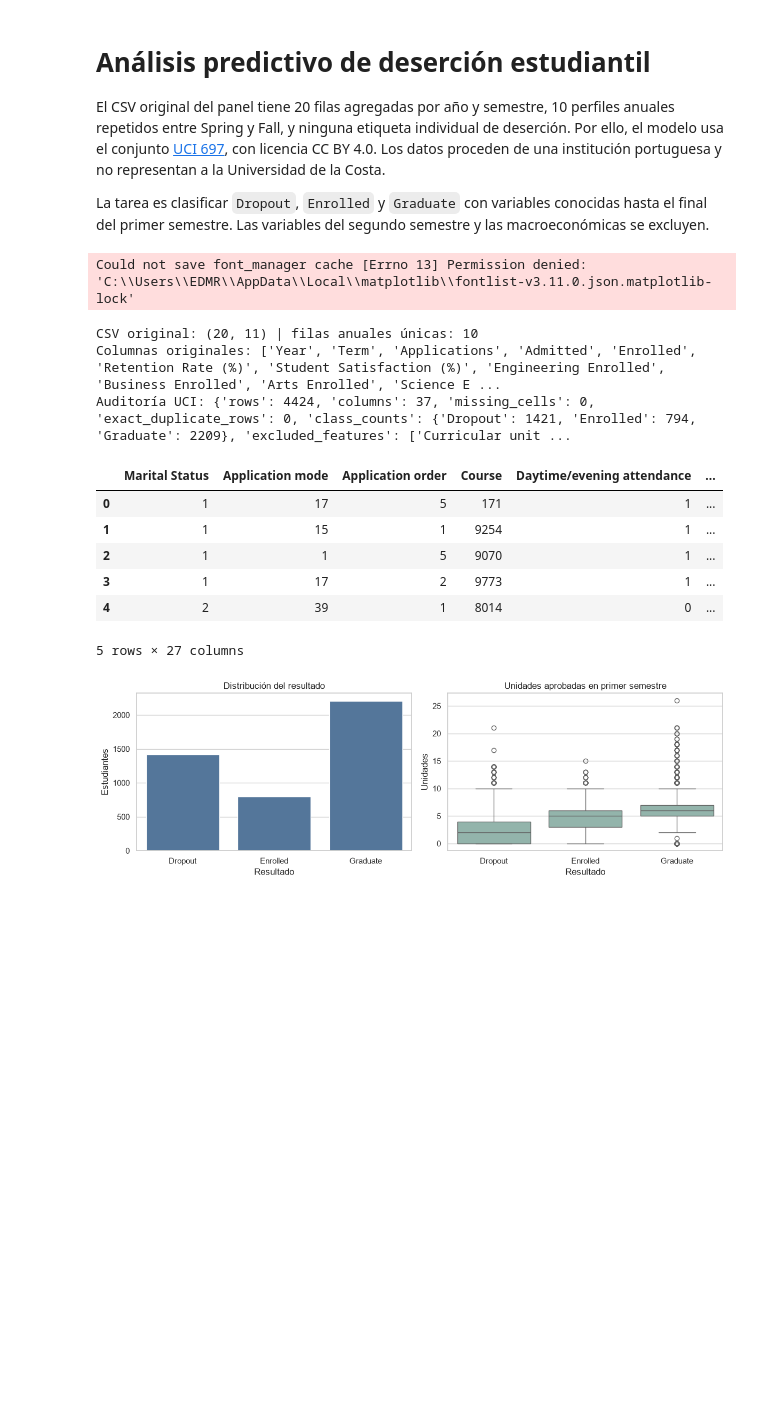
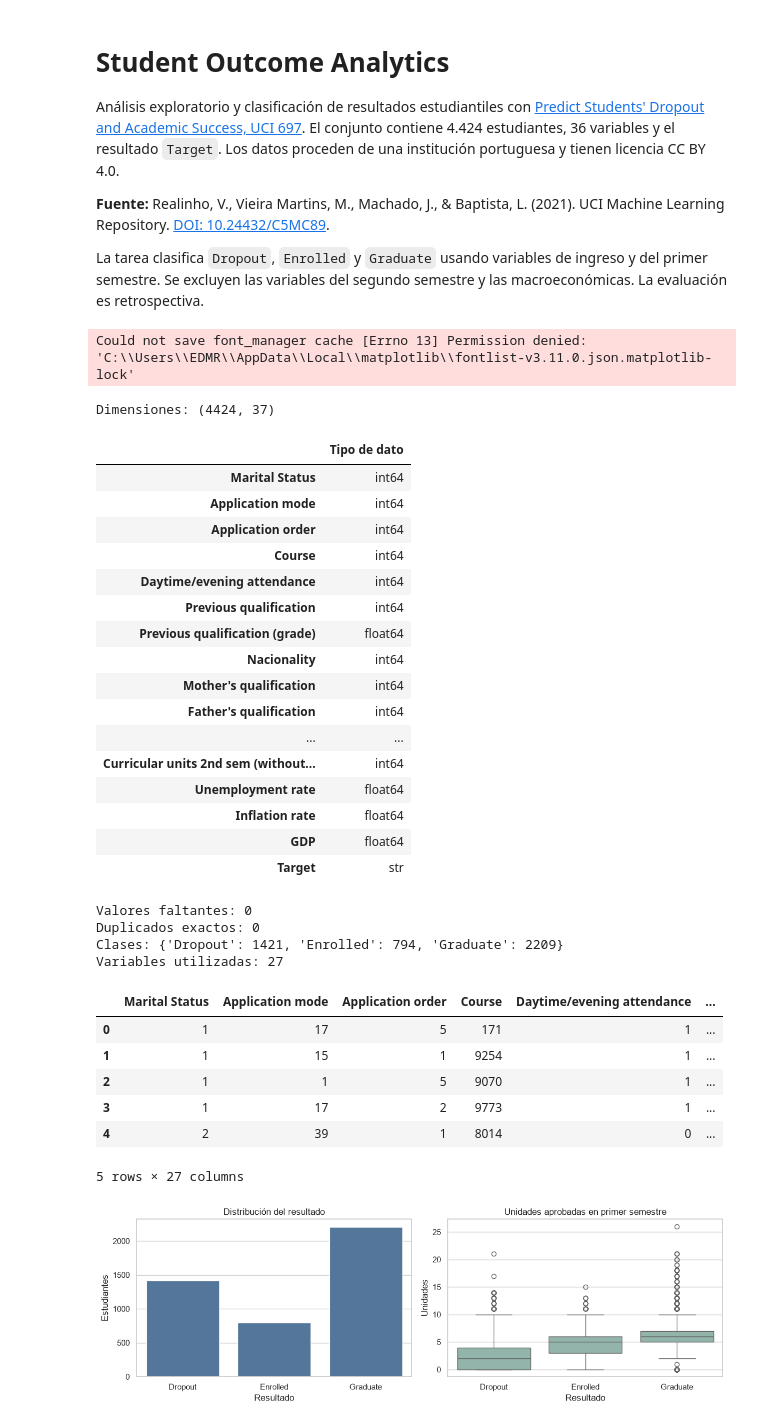
Before and after one commit to EstebanDMR/university-dashboard, a Jupyter notebook: student_dropout_analysis.ipynb, the cells around one changed output. Cells and saved outputs as stored; diff of their text form; code cells hidden in the pictures; blank space fills up the shorter version.

Commit message:
Focus project on student outcomes and remove coursework artifacts

```diff
--- a/student_dropout_analysis.ipynb
+++ b/student_dropout_analysis.ipynb
@@ -1,35 +1,64 @@
 # %% [markdown]
-# Análisis predictivo de deserción estudiantil
+# Student Outcome Analytics
 
-El CSV original del panel tiene 20 filas agregadas por año y semestre, 10 perfiles anuales repetidos entre Spring y Fall, y ninguna etiqueta individual de deserción. Por ello, el modelo usa el conjunto [UCI 697](https://archive.ics.uci.edu/dataset/697/predict+students+dropout+and+academic+success), con licencia CC BY 4.0. Los datos proceden de una institución portuguesa y no representan a la Universidad de la Costa.
+Análisis exploratorio y clasificación de resultados estudiantiles con
+[Predict Students' Dropout and Academic Success, UCI 697](https://archive.ics.uci.edu/dataset/697/predict+students+dropout+and+academic+success).
+El conjunto contiene 4.424 estudiantes, 36 variables y el resultado `Target`.
+Los datos proceden de una institución portuguesa y tienen licencia CC BY 4.0.
 
-La tarea es clasificar `Dropout`, `Enrolled` y `Graduate` con variables conocidas hasta el final del primer semestre. Las variables del segundo semestre y las macroeconómicas se excluyen.
+**Fuente:** Realinho, V., Vieira Martins, M., Machado, J., & Baptista, L. (2021).
+UCI Machine Learning Repository. [DOI: 10.24432/C5MC89](https://doi.org/10.24432/C5MC89).
+
+La tarea clasifica `Dropout`, `Enrolled` y `Graduate` usando variables de ingreso
+y del primer semestre. Se excluyen las variables del segundo semestre y las
+macroeconómicas. La evaluación es retrospectiva.
 # %%
-from pathlib import Path
 import matplotlib.pyplot as plt
 import pandas as pd
 import seaborn as sns
 from analysis.train_model import DATA_PATH, CLASSES, prepare_data, run_training
 
 sns.set_theme(style='whitegrid')
-original = pd.read_csv('university_student_data.csv')
-print('CSV original:', original.shape, '| filas anuales únicas:', original.drop(columns='Term').drop_duplicates().shape[0])
-print('Columnas originales:', original.columns.tolist())
+raw = pd.read_csv(DATA_PATH)
+print('Dimensiones:', raw.shape)
+display(raw.dtypes.rename('Tipo de dato').to_frame())
 features, target, audit = prepare_data(DATA_PATH)
-print('Auditoría UCI:', audit)
+print('Valores faltantes:', audit['missing_cells'])
+print('Duplicados exactos:', audit['exact_duplicate_rows'])
+print('Clases:', audit['class_counts'])
+print('Variables utilizadas:', len(audit['features_used']))
 display(features.head())
 # %% [output]
 Could not save font_manager cache [Errno 13] Permission denied: 'C:\\Users\\EDMR\\AppData\\Local\\matplotlib\\fontlist-v3.11.0.json.matplotlib-lock'
-CSV original: (20, 11) | filas anuales únicas: 10
-Columnas originales: ['Year', 'Term', 'Applications', 'Admitted', 'Enrolled', 'Retention Rate (%)', 'Student Satisfaction (%)', 'Engineering Enrolled', 'Business Enrolled', 'Arts Enrolled', 'Science E ...
-Auditoría UCI: {'rows': 4424, 'columns': 37, 'missing_cells': 0, 'exact_duplicate_rows': 0, 'class_counts': {'Dropout': 1421, 'Enrolled': 794, 'Graduate': 2209}, 'excluded_features': ['Curricular unit ...
+Dimensiones: (4424, 37)
-|  | Marital Status | Application mode | Application order | Course | Daytime/evening attendance | ... |
-| 0 | 1 | 17 | 5 | 171 | 1 | ... |
-| 1 | 1 | 15 | 1 | 9254 | 1 | ... |
-| 2 | 1 | 1 | 5 | 9070 | 1 | ... |
-| 3 | 1 | 17 | 2 | 9773 | 1 | ... |
-| 4 | 2 | 39 | 1 | 8014 | 0 | ... |
+|  | Tipo de dato |
+| Marital Status | int64 |
+| Application mode | int64 |
+| Application order | int64 |
+| Course | int64 |
+| Daytime/evening attendance | int64 |
+| Previous qualification | int64 |
+| Previous qualification (grade) | float64 |
+| Nacionality | int64 |
+| Mother's qualification | int64 |
+| Father's qualification | int64 |
+| ... | ... |
+| Curricular units 2nd sem (without... | int64 |
+| Unemployment rate | float64 |
+| Inflation rate | float64 |
+| GDP | float64 |
+| Target | str |
-5 rows × 27 columns
+Valores faltantes: 0
+Duplicados exactos: 0
+Clases: {'Dropout': 1421, 'Enrolled': 794, 'Graduate': 2209}
+Variables utilizadas: 27
+|  | Marital Status | Application mode | Application order | Course | Daytime/evening attendance | ... |
+| 0 | 1 | 17 | 5 | 171 | 1 | ... |
+| 1 | 1 | 15 | 1 | 9254 | 1 | ... |
+| 2 | 1 | 1 | 5 | 9070 | 1 | ... |
+| 3 | 1 | 17 | 2 | 9773 | 1 | ... |
+| 4 | 2 | 39 | 1 | 8014 | 0 | ... |
+5 rows × 27 columns
 # %%
 fig, axes = plt.subplots(1, 2, figsize=(12, 4))
 sns.countplot(x=target, order=CLASSES, ax=axes[0], color='#4976a5')
```
Also changed, not shown: parts of 1 cell of this notebook, 6 other files.
